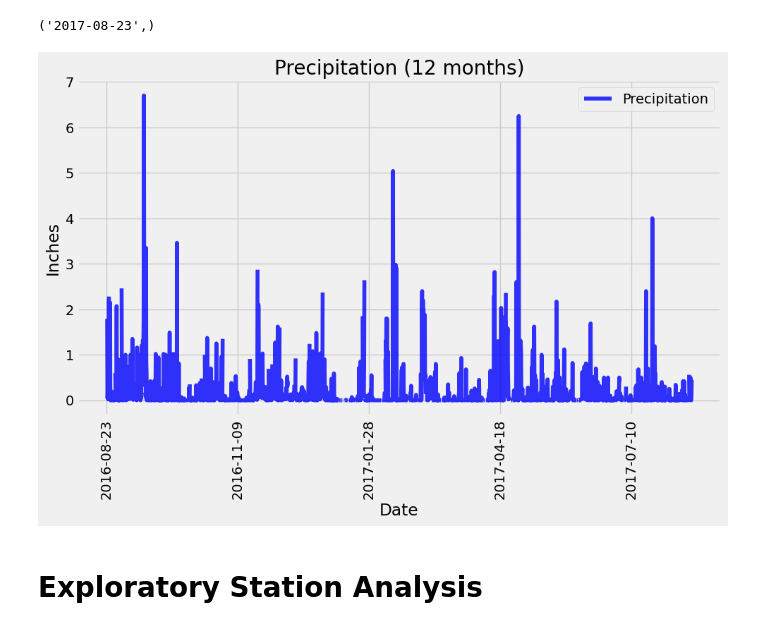
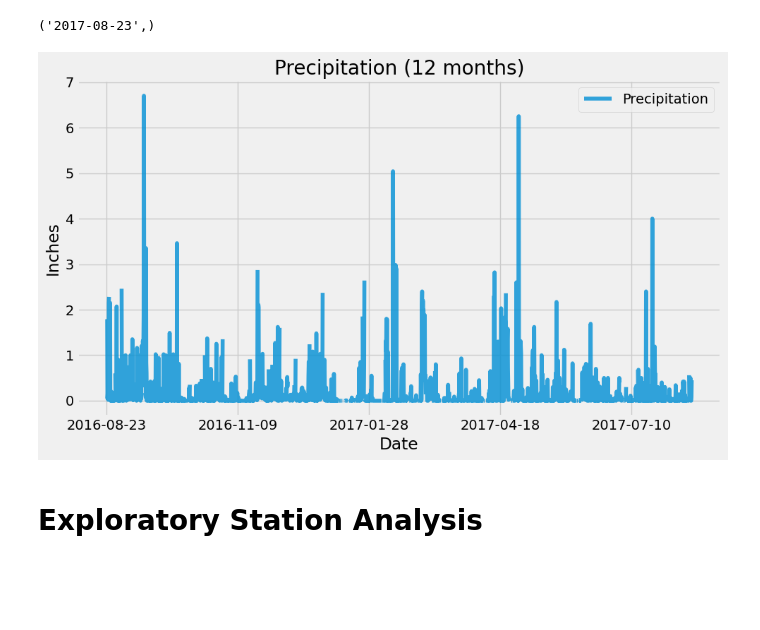
Before and after one commit to SarkarIndrani/sqlalchemy-challenge, a Jupyter notebook: SurfsUp/climate_starter.ipynb, the cells around one changed output. Drawn from its saved outputs; the diff is of its cells as text; code cells hidden in the pictures; blank space fills up the shorter version.

Commit message:
modified images

```diff
--- a/SurfsUp/climate_starter.ipynb
+++ b/SurfsUp/climate_starter.ipynb
@@ -106,16 +106,16 @@ prcp_df.set_index('Date', inplace=True)
 prcp_df = prcp_df.sort_values(by='Date')
 # %%
 # Use Pandas to calcualte the summary statistics for the precipitation data
-prcp_df.plot(title="Precipitation (12 months)", color='blue', alpha=0.8, figsize=(10,6))
+prcp_df.plot(title="Precipitation (12 months)", alpha=0.8, figsize=(10,6))
 plt.legend(loc='upper right')
 plt.ylabel("Inches")
 plt.xlabel("Date")
 plt.tight_layout()
-plt.xticks(rotation="vertical")
+#plt.xticks(rotation=45)
 plt.savefig("Images/precipitation")
 plt.show()
 # %% [output]
-[figure, old version]
+[figure, new version]
 # %% [markdown]
 # Exploratory Station Analysis
 # %%
```
Also changed, not shown: 2 other files.
